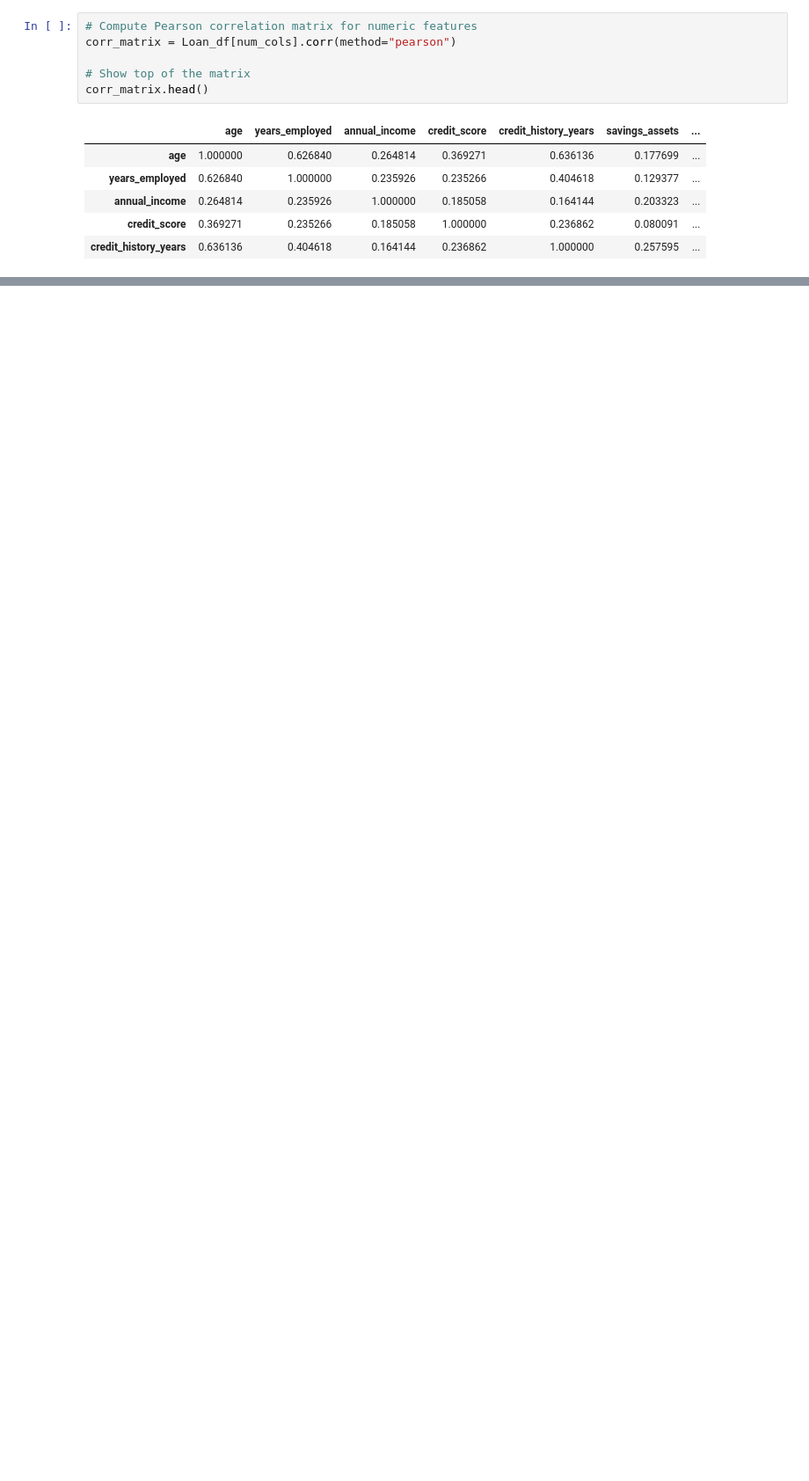
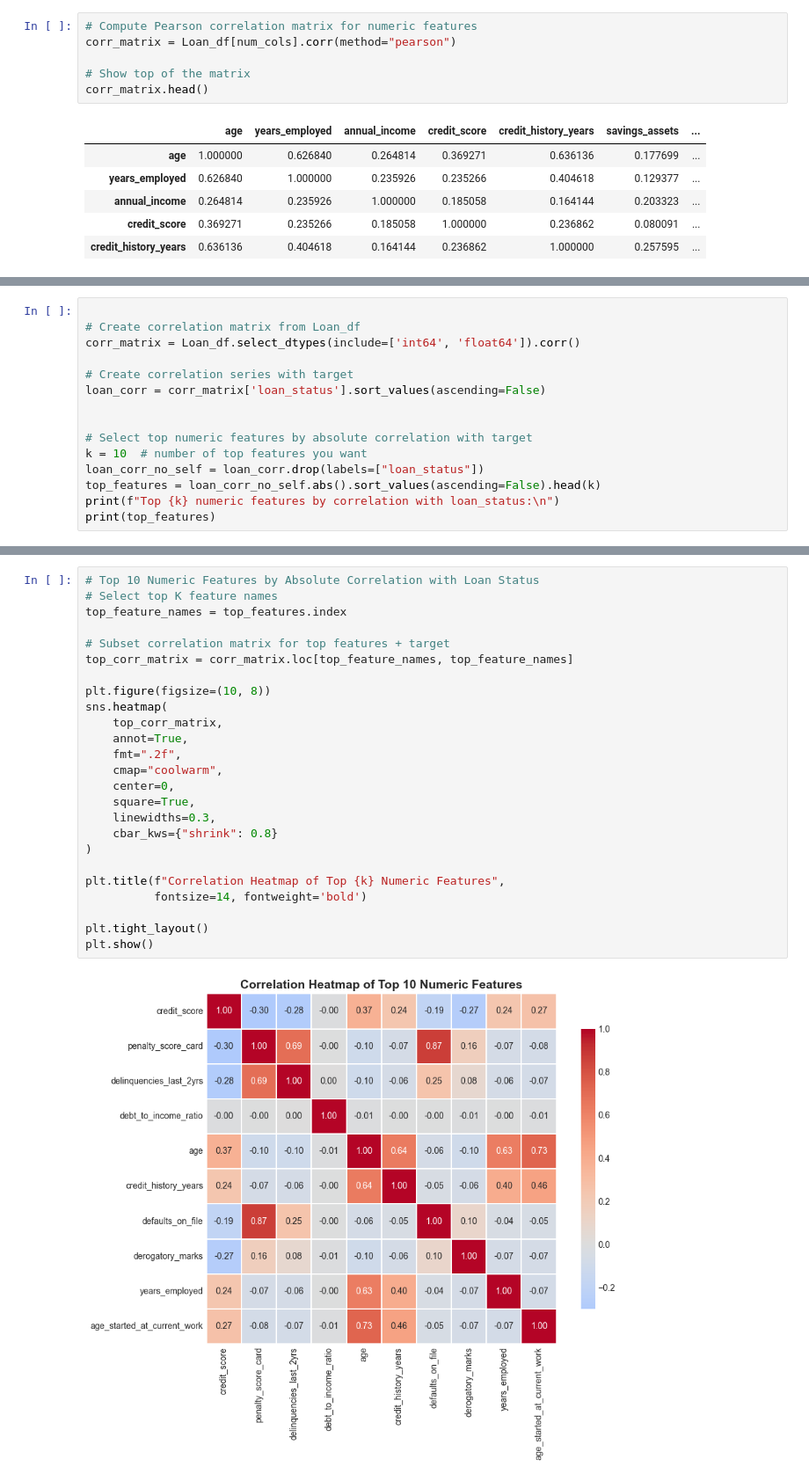
Before and after one commit to PearlisSad/CI-Realistic-Loan-Approval-Dataset, a Jupyter notebook: REALISTIC LOAN.ipynb, the cells around one changed output, grey strips where cells are left out. Shown at 88% size. Drawn from its saved outputs; the diff is of its cells as text; blank space fills up the shorter version.

```diff
--- a/REALISTIC LOAN.ipynb
+++ b/REALISTIC LOAN.ipynb
@@ -292,0 +336,15 @@ TypeError: Series.corr() got an unexpected keyword argument 'numeric_only'
+# %%
+
+# Create correlation matrix from Loan_df
+corr_matrix = Loan_df.select_dtypes(include=['int64', 'float64']).corr()
+
+# Create correlation series with target
+loan_corr = corr_matrix['loan_status'].sort_values(ascending=False)
+
+
+# Select top numeric features by absolute correlation with target
+k = 10  # number of top features you want
+loan_corr_no_self = loan_corr.drop(labels=["loan_status"])
+top_features = loan_corr_no_self.abs().sort_values(ascending=False).head(k)
+print(f"Top {k} numeric features by correlation with loan_status:\n")
+print(top_features)
@@ -292,0 +365,27 @@ TypeError: Series.corr() got an unexpected keyword argument 'numeric_only'
+# %%
+# Top 10 Numeric Features by Absolute Correlation with Loan Status
+# Select top K feature names
+top_feature_names = top_features.index
+
+# Subset correlation matrix for top features + target
+top_corr_matrix = corr_matrix.loc[top_feature_names, top_feature_names]
+
+plt.figure(figsize=(10, 8))
+sns.heatmap(
+    top_corr_matrix,
+    annot=True,
+    fmt=".2f",
+    cmap="coolwarm",
+    center=0,
+    square=True,
+    linewidths=0.3,
+    cbar_kws={"shrink": 0.8}
+)
+
+plt.title(f"Correlation Heatmap of Top {k} Numeric Features",
+          fontsize=14, fontweight='bold')
+
+plt.tight_layout()
+plt.show()
+# %% [output]
+[figure, added]
```
Also changed, not shown: parts of 14 cells of this notebook.
